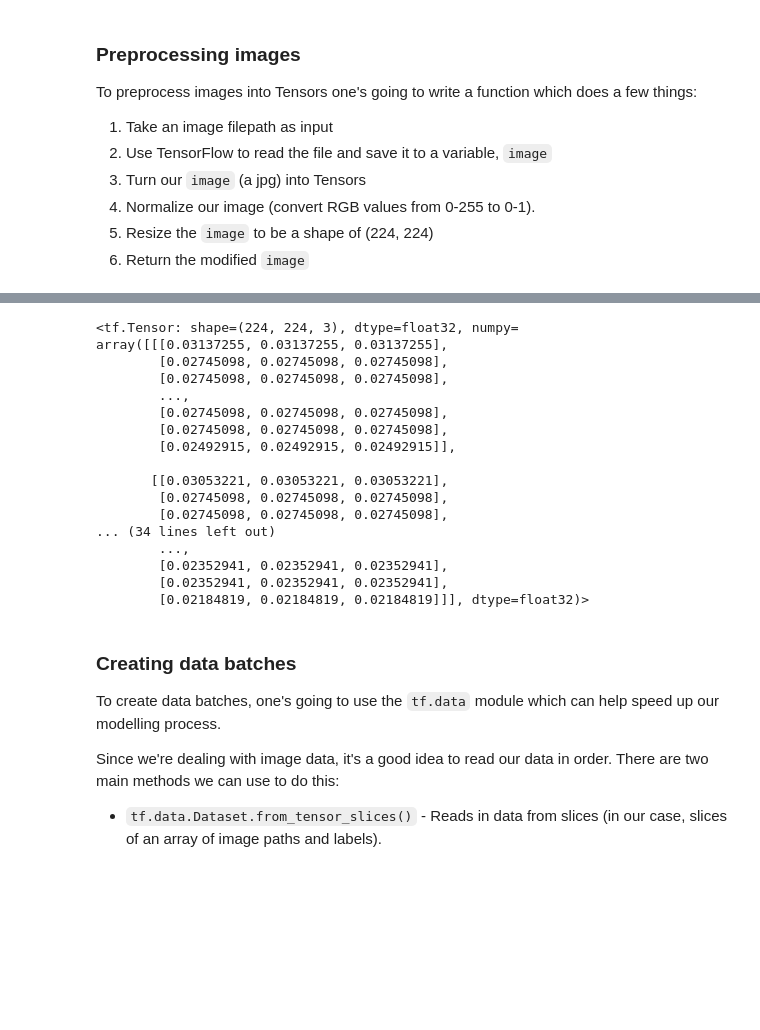
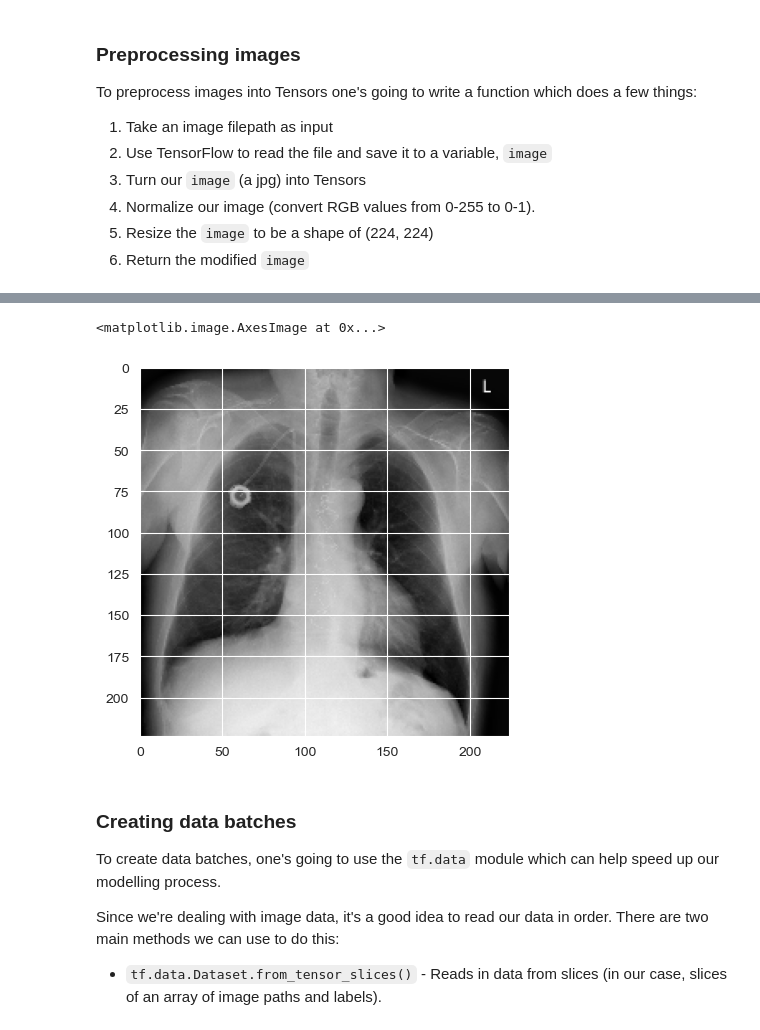
Before and after one commit to bprzybysz/chest-xray-classification, a Jupyter notebook: chest-xray-classification.ipynb, the cells around one changed output, grey strips where cells are left out. Drawn from its saved outputs; the diff is of its cells as text; code cells hidden in the pictures; blank space fills up the shorter version.

```diff
--- a/chest-xray-classification.ipynb
+++ b/chest-xray-classification.ipynb
@@ -122,7 +122,7 @@ for plot_data in data['Finding Labels']:
 
 unique_diseases = sorted(unique_diseases)
 
-data['Disease Vector'] = data['Finding Labels'].map(lambda x: [1 if label in x else 0 for label in unique_diseases])
+data['Disease Vector'] = data['Finding Labels'].map(lambda x: [True if label in x else False for label in unique_diseases])
 # %%
 data.head()
 # %% [output]
@@ -193,7 +199,8 @@ data.shape
 # Split data into train and test sets
 
 X = data.iloc[:, 0:10]
-y = data.iloc[:, 10]
+y = data.iloc[:, 10:11]
+y = y['Disease Vector'].apply(lambda x: np.array(list(x)))
 # %%
 X.head()
 # %% [output]
@@ -231,7 +238,7 @@ IMAGE_COUNT = 1000
 from sklearn.model_selection import train_test_split
 
 X_train, X_valid, y_train, y_valid = train_test_split(X[:IMAGE_COUNT],
-                                                      y[:IMAGE_COUNT],
+                                                      np.array(y[:IMAGE_COUNT]),
                                                       test_size=0.2,
                                                       random_state=42)
 
@@ -285,23 +292,10 @@ Metal device set to: Apple M1 Pro
-# %%
-image
-# %% [output]
-<tf.Tensor: shape=(224, 224, 3), dtype=float32, numpy=
-array([[[0.03137255, 0.03137255, 0.03137255],
-        [0.02745098, 0.02745098, 0.02745098],
-        [0.02745098, 0.02745098, 0.02745098],
-        ...,
-        [0.02745098, 0.02745098, 0.02745098],
-        [0.02745098, 0.02745098, 0.02745098],
-        [0.02492915, 0.02492915, 0.02492915]],
-
-       [[0.03053221, 0.03053221, 0.03053221],
-        [0.02745098, 0.02745098, 0.02745098],
-        [0.02745098, 0.02745098, 0.02745098],
-... (34 lines left out)
-        ...,
-        [0.02352941, 0.02352941, 0.02352941],
-        [0.02352941, 0.02352941, 0.02352941],
-        [0.02184819, 0.02184819, 0.02184819]]], dtype=float32)>
+# %%
+image
+# display image
+plt.imshow(image)
+# %% [output]
+<matplotlib.image.AxesImage at 0x...>
+[figure, added]
 # %% [markdown]
 ### Creating data batches
 
```
Also changed, not shown: parts of 17 cells of this notebook, 2 other files.
